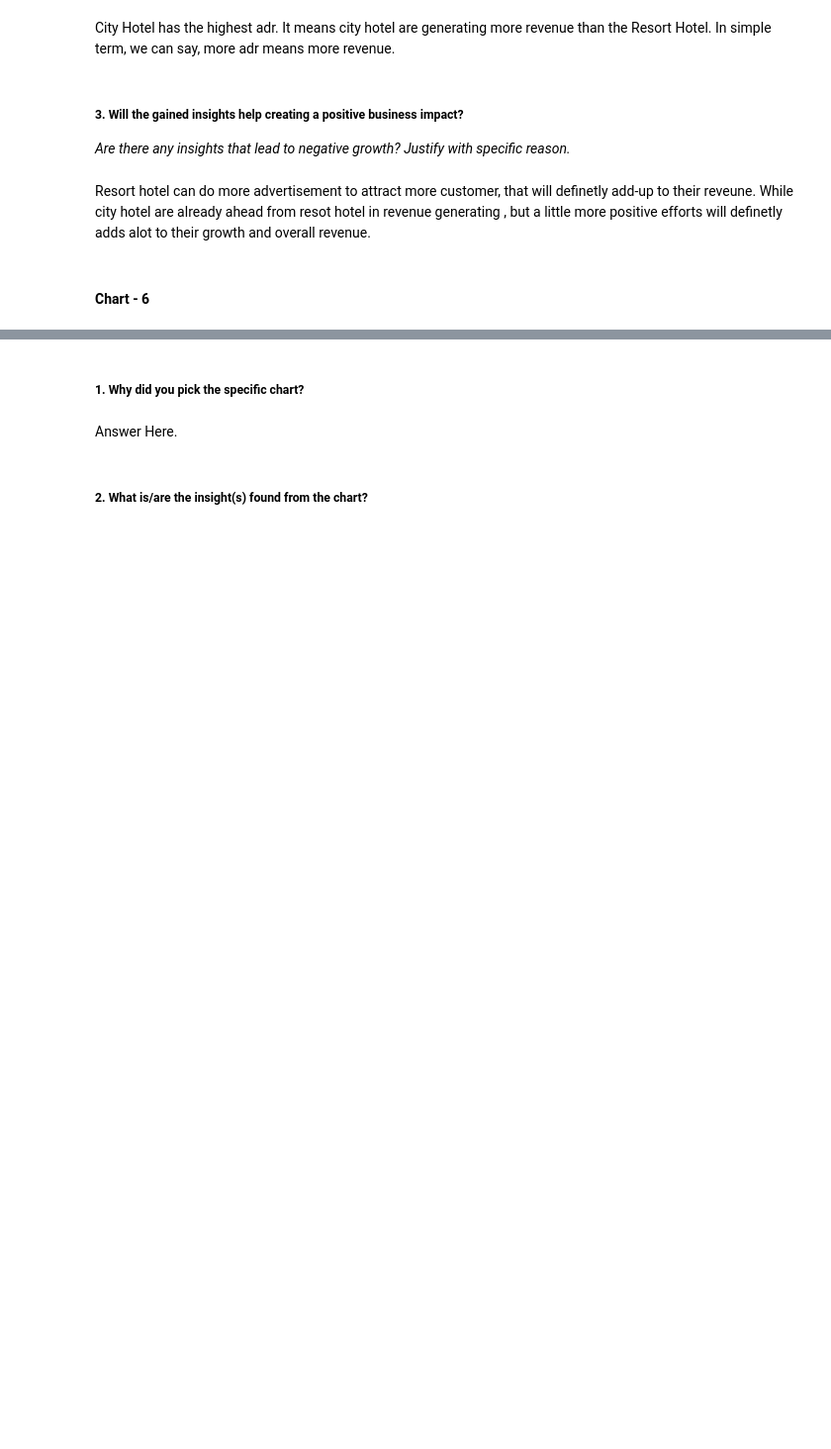
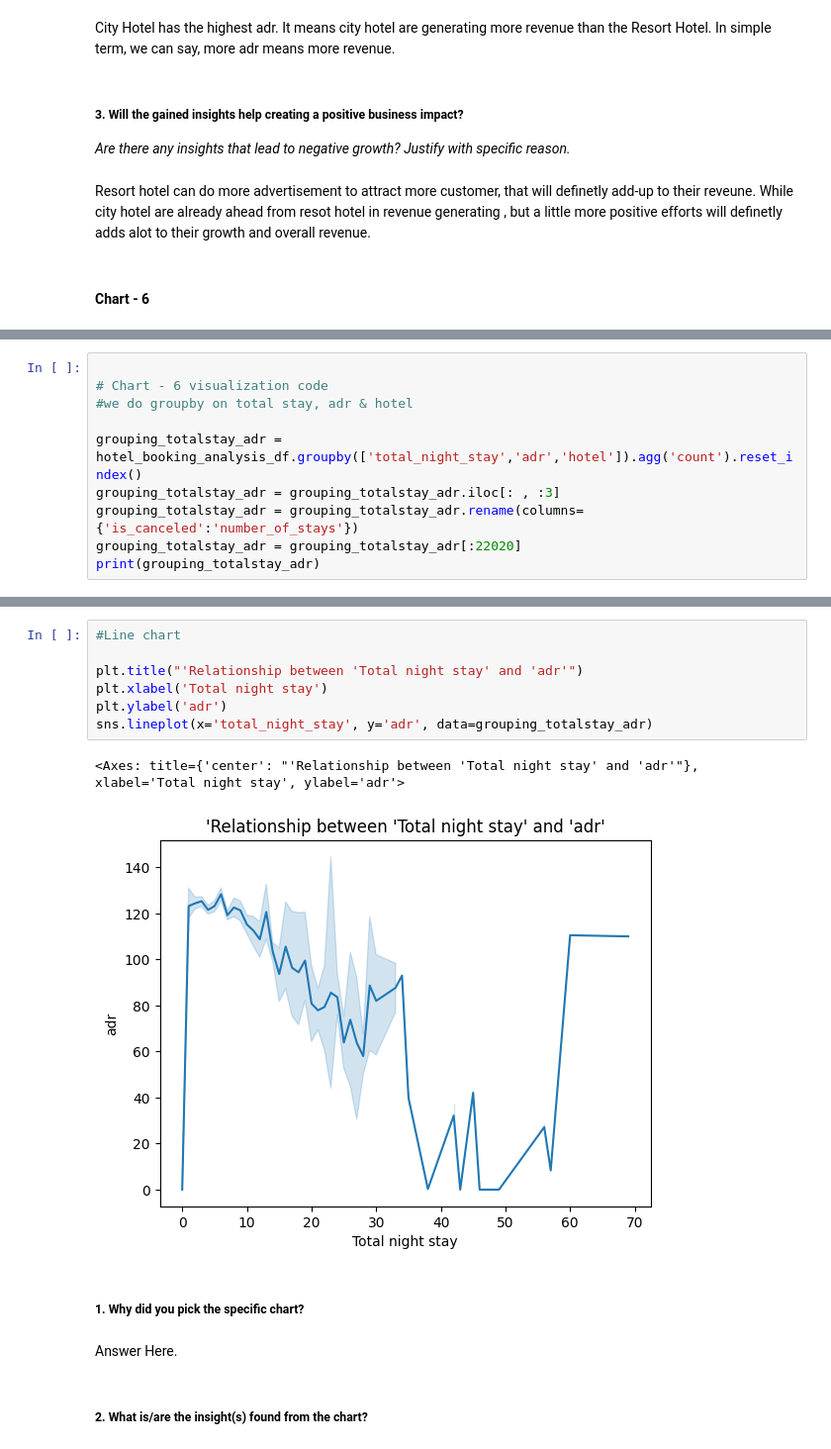
Before and after one commit to lovbundela240/Eda-_Hotel_booking_anaylsis, a Jupyter notebook: EDA_Hotel_Booking_Analysis.ipynb, the cells around one changed output, grey strips where cells are left out. Shown at 99% size. Saved outputs shown, nothing was run; the diff lists cells and outputs as text; blank space fills up the shorter version.

```diff
--- a/EDA_Hotel_Booking_Analysis.ipynb
+++ b/EDA_Hotel_Booking_Analysis.ipynb
@@ -739,0 +738,10 @@ Relationship between "Total stay" and "adr"
+# %%
+
+# Chart - 6 visualization code
+#we do groupby on total stay, adr & hotel
+
+grouping_totalstay_adr = hotel_booking_analysis_df.groupby(['total_night_stay','adr','hotel']).agg('count').reset_index()
+grouping_totalstay_adr = grouping_totalstay_adr.iloc[: , :3]
+grouping_totalstay_adr = grouping_totalstay_adr.rename(columns={'is_canceled':'number_of_stays'})
+grouping_totalstay_adr = grouping_totalstay_adr[:22020]
+print(grouping_totalstay_adr)
@@ -740,3 +763,13 @@ Relationship between "Total stay" and "adr"
+# %%
+#Line chart
+
+plt.title("'Relationship between 'Total night stay' and 'adr'")
+plt.xlabel('Total night stay')
+plt.ylabel('adr')
+sns.lineplot(x='total_night_stay', y='adr', data=grouping_totalstay_adr)
+# %% [output]
+<Axes: title={'center': "'Relationship between 'Total night stay' and 'adr'"}, xlabel='Total night stay', ylabel='adr'>
+[figure, added]
 # %% [markdown]
 ##### 1. Why did you pick the specific chart?
 # %% [markdown]
```
Also changed, not shown: parts of 3 cells of this notebook.
